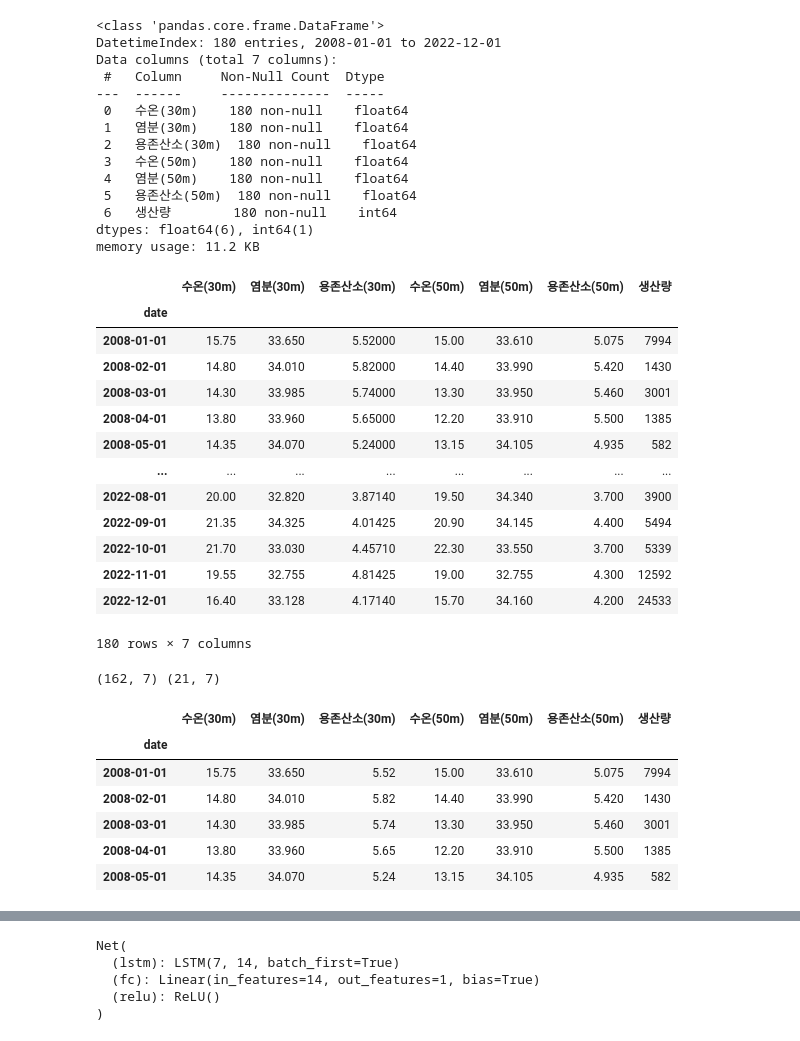
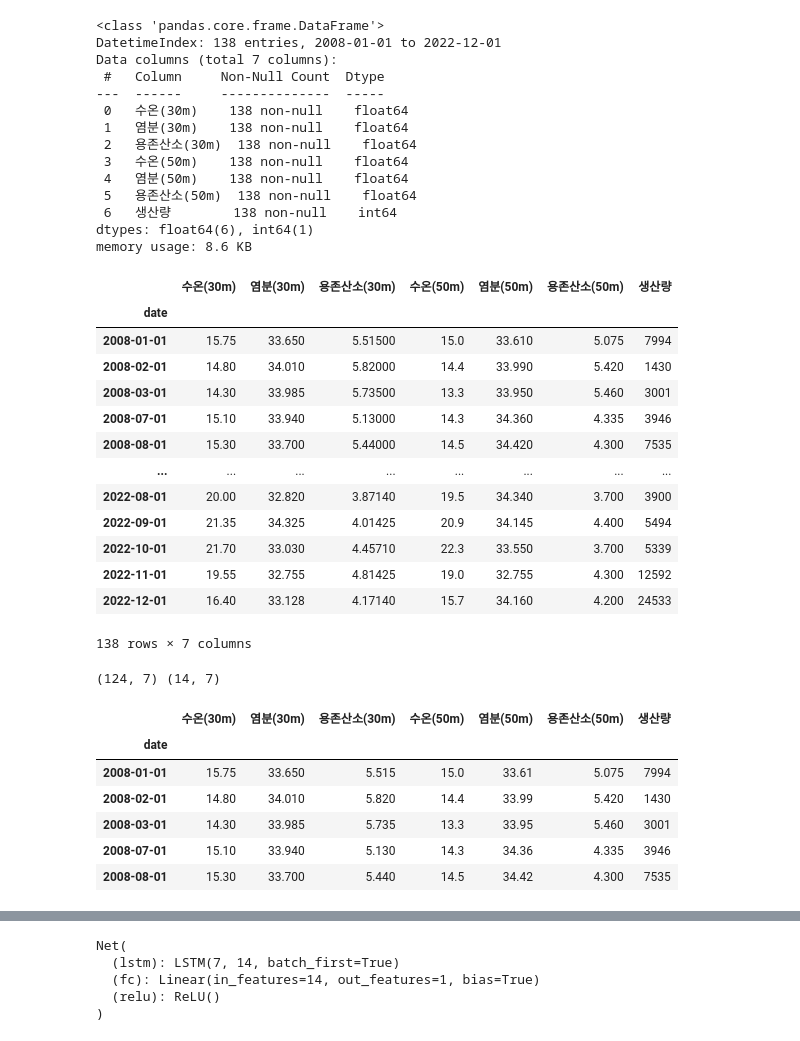
Before and after one commit to dlwogus552/big_data_project, a Jupyter notebook: python/analysis/수온에 따른 생산량LSTM.ipynb, the cells around one changed output, grey strips where cells are left out. Drawn from its saved outputs; the diff is of its cells as text; code cells hidden in the pictures.

```diff
--- a/python/analysis/수온에 따른 생산량LSTM.ipynb
+++ b/python/analysis/수온에 따른 생산량LSTM.ipynb
@@ -19,65 +19,65 @@ mackerel=pd.read_csv('../data/mackerel/부산_고등어_생산량(선어).csv',e
 df=pd.merge(temperature207,mackerel,on=['년도','월'])
 # df.to_csv('data/merge/207_mackerel_product_final.csv',index=False,encoding='utf-8-sig')
 # %%
-merge_207=pd.read_csv('../data/merge/207_mackerel_product.csv')
+merge_207=pd.read_csv('../data/merge/207_mackerel_product_final.csv')
 # '%Y-%m' 형식으로 변환
 merge_207['date'] = pd.to_datetime(merge_207['date'], format='%Y-%m-%d')
 
 # 'date' 열을 인덱스로 설정
 merge_207.set_index('date', inplace=True)
 
 merge_207=merge_207[['수온(30m)','염분(30m)','용존산소(30m)','수온(50m)','염분(50m)','용존산소(50m)','생산량']]
 merge_207=merge_207.dropna()
 merge_207.info()
 merge_207
 # %% [output]
 <class 'pandas.core.frame.DataFrame'>
-DatetimeIndex: 180 entries, 2008-01-01 to 2022-12-01
+DatetimeIndex: 138 entries, 2008-01-01 to 2022-12-01
 Data columns (total 7 columns):
  #   Column     Non-Null Count  Dtype
 ---  ------     --------------  -----
- 0   수온(30m)    180 non-null    float64
- 1   염분(30m)    180 non-null    float64
- 2   용존산소(30m)  180 non-null    float64
- 3   수온(50m)    180 non-null    float64
- 4   염분(50m)    180 non-null    float64
- 5   용존산소(50m)  180 non-null    float64
- 6   생산량        180 non-null    int64
+ 0   수온(30m)    138 non-null    float64
+ 1   염분(30m)    138 non-null    float64
+ 2   용존산소(30m)  138 non-null    float64
+ 3   수온(50m)    138 non-null    float64
+ 4   염분(50m)    138 non-null    float64
+ 5   용존산소(50m)  138 non-null    float64
+ 6   생산량        138 non-null    int64
 dtypes: float64(6), int64(1)
-memory usage: 11.2 KB
+memory usage: 8.6 KB
 |  | 수온(30m) | 염분(30m) | 용존산소(30m) | 수온(50m) | 염분(50m) | 용존산소(50m) | 생산량 |
 | date |  |  |  |  |  |  |  |
-| 2008-01-01 | 15.75 | 33.650 | 5.52000 | 15.00 | 33.610 | 5.075 | 7994 |
-| 2008-02-01 | 14.80 | 34.010 | 5.82000 | 14.40 | 33.990 | 5.420 | 1430 |
-| 2008-03-01 | 14.30 | 33.985 | 5.74000 | 13.30 | 33.950 | 5.460 | 3001 |
-| 2008-04-01 | 13.80 | 33.960 | 5.65000 | 12.20 | 33.910 | 5.500 | 1385 |
-| 2008-05-01 | 14.35 | 34.070 | 5.24000 | 13.15 | 34.105 | 4.935 | 582 |
+| 2008-01-01 | 15.75 | 33.650 | 5.51500 | 15.0 | 33.610 | 5.075 | 7994 |
+| 2008-02-01 | 14.80 | 34.010 | 5.82000 | 14.4 | 33.990 | 5.420 | 1430 |
+| 2008-03-01 | 14.30 | 33.985 | 5.73500 | 13.3 | 33.950 | 5.460 | 3001 |
+| 2008-07-01 | 15.10 | 33.940 | 5.13000 | 14.3 | 34.360 | 4.335 | 3946 |
+| 2008-08-01 | 15.30 | 33.700 | 5.44000 | 14.5 | 34.420 | 4.300 | 7535 |
 | ... | ... | ... | ... | ... | ... | ... | ... |
-| 2022-08-01 | 20.00 | 32.820 | 3.87140 | 19.50 | 34.340 | 3.700 | 3900 |
-| 2022-09-01 | 21.35 | 34.325 | 4.01425 | 20.90 | 34.145 | 4.400 | 5494 |
-| 2022-10-01 | 21.70 | 33.030 | 4.45710 | 22.30 | 33.550 | 3.700 | 5339 |
-| 2022-11-01 | 19.55 | 32.755 | 4.81425 | 19.00 | 32.755 | 4.300 | 12592 |
-| 2022-12-01 | 16.40 | 33.128 | 4.17140 | 15.70 | 34.160 | 4.200 | 24533 |
+| 2022-08-01 | 20.00 | 32.820 | 3.87140 | 19.5 | 34.340 | 3.700 | 3900 |
+| 2022-09-01 | 21.35 | 34.325 | 4.01425 | 20.9 | 34.145 | 4.400 | 5494 |
+| 2022-10-01 | 21.70 | 33.030 | 4.45710 | 22.3 | 33.550 | 3.700 | 5339 |
+| 2022-11-01 | 19.55 | 32.755 | 4.81425 | 19.0 | 32.755 | 4.300 | 12592 |
+| 2022-12-01 | 16.40 | 33.128 | 4.17140 | 15.7 | 34.160 | 4.200 | 24533 |
-180 rows × 7 columns
+138 rows × 7 columns
 # %%
 seq_length=3 # 3~7사이 값 설정
 
 train_size = int(len(merge_207)*0.9)
 train_set=merge_207[0:train_size]
-test_set=merge_207[train_size-seq_length:]
+test_set=merge_207[train_size:]
 print(train_set.shape,test_set.shape)
 # %% [output]
-(162, 7) (21, 7)
+(124, 7) (14, 7)
 # %%
 train_set.head()
 # %% [output]
 |  | 수온(30m) | 염분(30m) | 용존산소(30m) | 수온(50m) | 염분(50m) | 용존산소(50m) | 생산량 |
 | date |  |  |  |  |  |  |  |
-| 2008-01-01 | 15.75 | 33.650 | 5.52 | 15.00 | 33.610 | 5.075 | 7994 |
-| 2008-02-01 | 14.80 | 34.010 | 5.82 | 14.40 | 33.990 | 5.420 | 1430 |
-| 2008-03-01 | 14.30 | 33.985 | 5.74 | 13.30 | 33.950 | 5.460 | 3001 |
-| 2008-04-01 | 13.80 | 33.960 | 5.65 | 12.20 | 33.910 | 5.500 | 1385 |
-| 2008-05-01 | 14.35 | 34.070 | 5.24 | 13.15 | 34.105 | 4.935 | 582 |
+| 2008-01-01 | 15.75 | 33.650 | 5.515 | 15.0 | 33.61 | 5.075 | 7994 |
+| 2008-02-01 | 14.80 | 34.010 | 5.820 | 14.4 | 33.99 | 5.420 | 1430 |
+| 2008-03-01 | 14.30 | 33.985 | 5.735 | 13.3 | 33.95 | 5.460 | 3001 |
+| 2008-07-01 | 15.10 | 33.940 | 5.130 | 14.3 | 34.36 | 4.335 | 3946 |
+| 2008-08-01 | 15.30 | 33.700 | 5.440 | 14.5 | 34.42 | 4.300 | 7535 |
 # %%
 #input scale
 scaler_x=MinMaxScaler()
```
Also changed, not shown: parts of 20 cells of this notebook, 38 other files.
